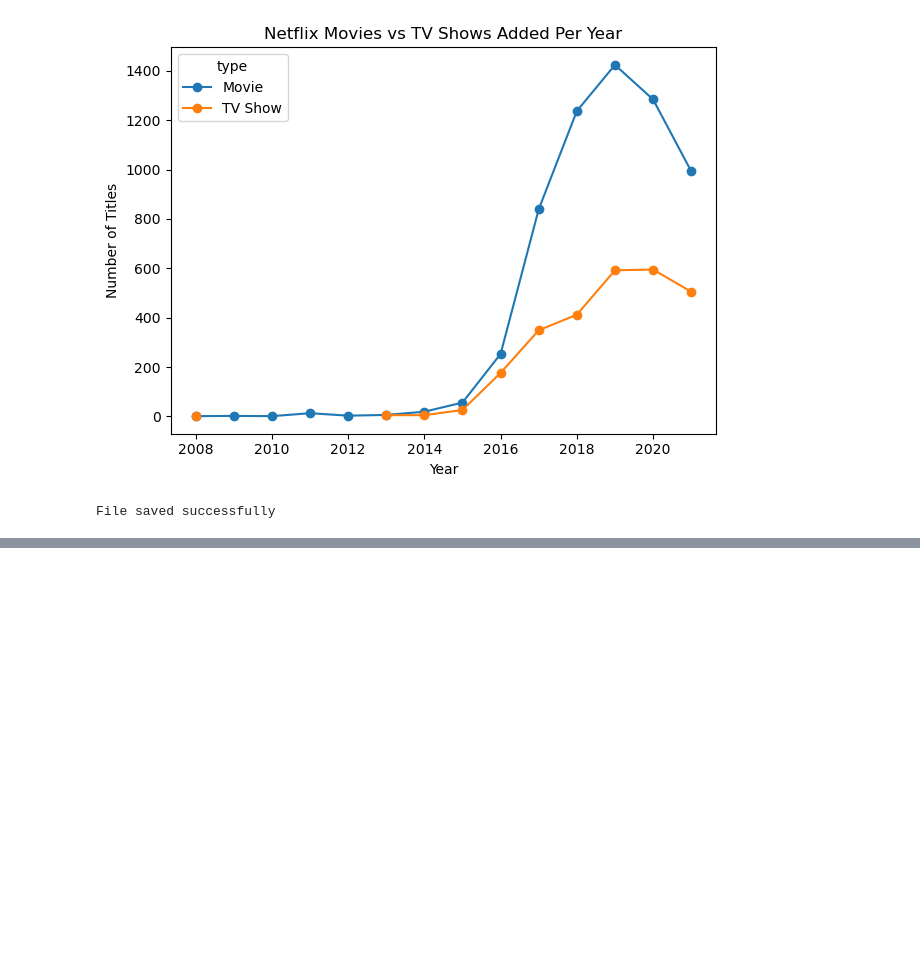
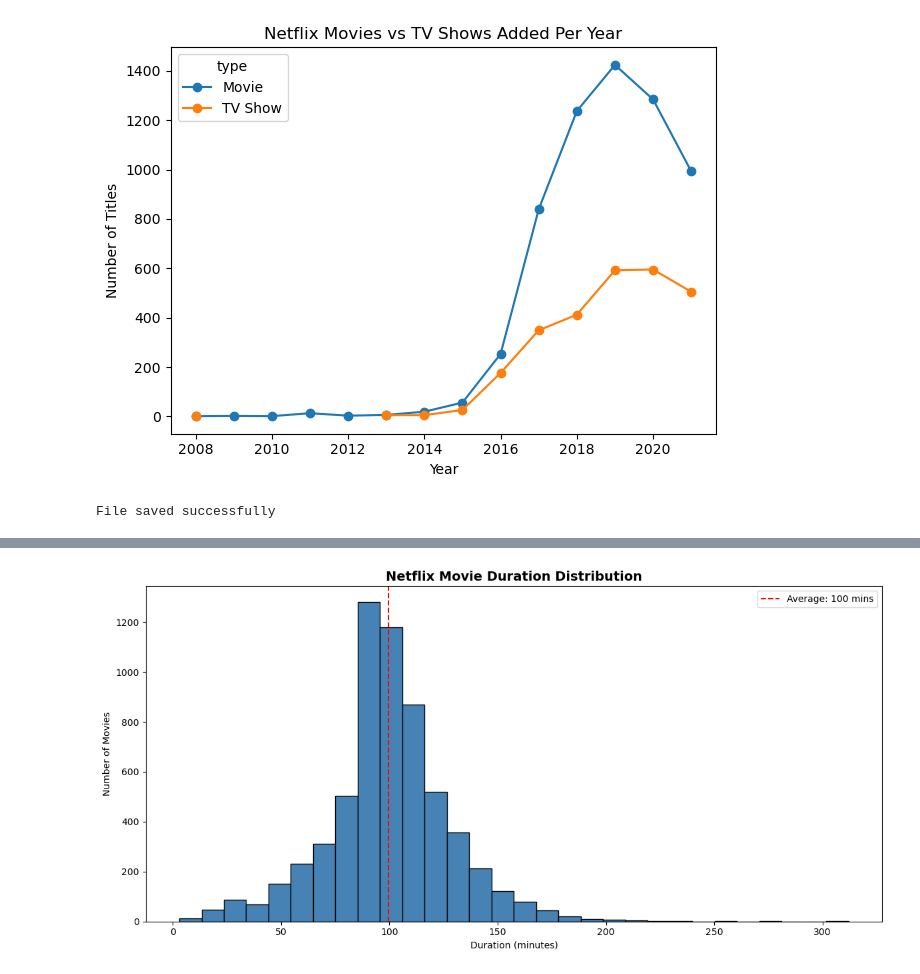
Before and after one commit to Saad-TheAnalyst/Netflix-Movies-TV-Shows-EDA, a Jupyter notebook: netflix_eda.ipynb, the cells around one changed output, grey strips where cells are left out. Drawn from its saved outputs; the diff is of its cells as text; code cells hidden in the pictures; blank space fills up the shorter version.

Commit message:
Updated Netflix EDA with additional analysis and improved dashboard

```diff
--- a/netflix_eda.ipynb
+++ b/netflix_eda.ipynb
@@ -331,0 +352,23 @@ File saved successfully
+# %%
+##  Content Duration Analysis
+
+# Movies duration
+movies = df[df['type'] == 'Movie'].copy()
+movies['minutes'] = movies['duration'].str.replace(' min', '').str.strip()
+movies['minutes'] = pd.to_numeric(movies['minutes'], errors='coerce')
+movies = movies.dropna(subset=['minutes'])
+
+print("=== MOVIE DURATION ANALYSIS ===")
+print(f"Average Movie Length: {movies['minutes'].mean():.0f} minutes")
+print(f"Longest Movie: {movies['minutes'].max():.0f} minutes")
+print(f"Shortest Movie: {movies['minutes'].min():.0f} minutes")
+
+# TV Shows seasons
+tvshows = df[df['type'] == 'TV Show'].copy()
+tvshows['seasons'] = tvshows['duration'].str.replace(' Seasons', '').str.replace(' Season', '').str.strip()
+tvshows['seasons'] = pd.to_numeric(tvshows['seasons'], errors='coerce')
+tvshows = tvshows.dropna(subset=['seasons'])
+
+print("\n=== TV SHOW SEASONS ANALYSIS ===")
+print(f"Average Seasons: {tvshows['seasons'].mean():.1f} seasons")
+print(f"Most Seasons: {tvshows['seasons'].max():.0f} seasons")
@@ -331,0 +477,14 @@ File saved successfully
+# %%
+##  Movie Duration Distribution
+
+plt.figure(figsize=(12,6))
+plt.hist(movies['minutes'], bins=30, color='steelblue', edgecolor='black')
+plt.axvline(x=movies['minutes'].mean(), color='red', linestyle='--', label=f'Average: {movies["minutes"].mean():.0f} mins')
+plt.title('Netflix Movie Duration Distribution', fontsize=14, fontweight='bold')
+plt.xlabel('Duration (minutes)')
+plt.ylabel('Number of Movies')
+plt.legend()
+plt.tight_layout()
+plt.show()
+# %% [output]
+[figure, added]
```
Also changed, not shown: parts of 15 cells of this notebook, 2 other files.
